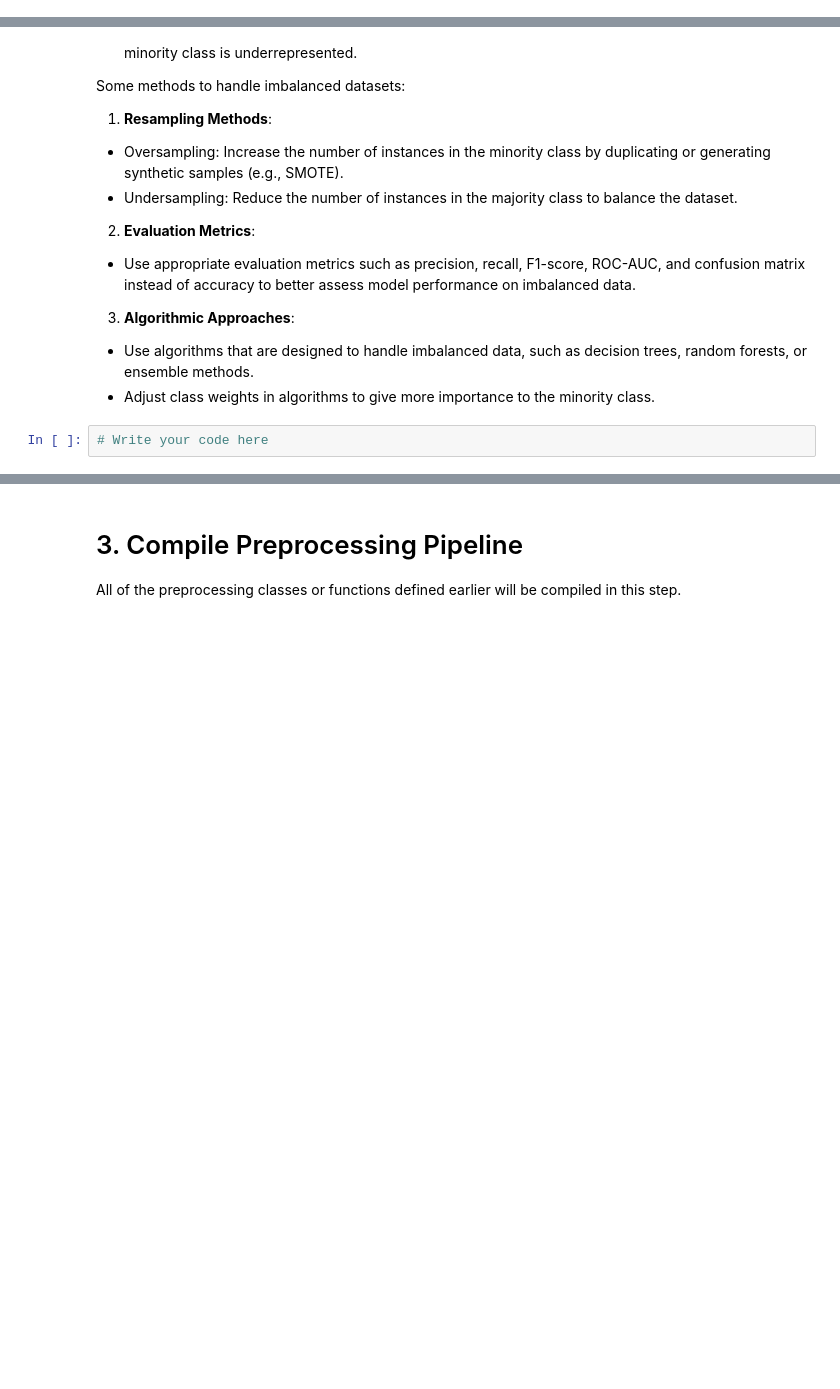
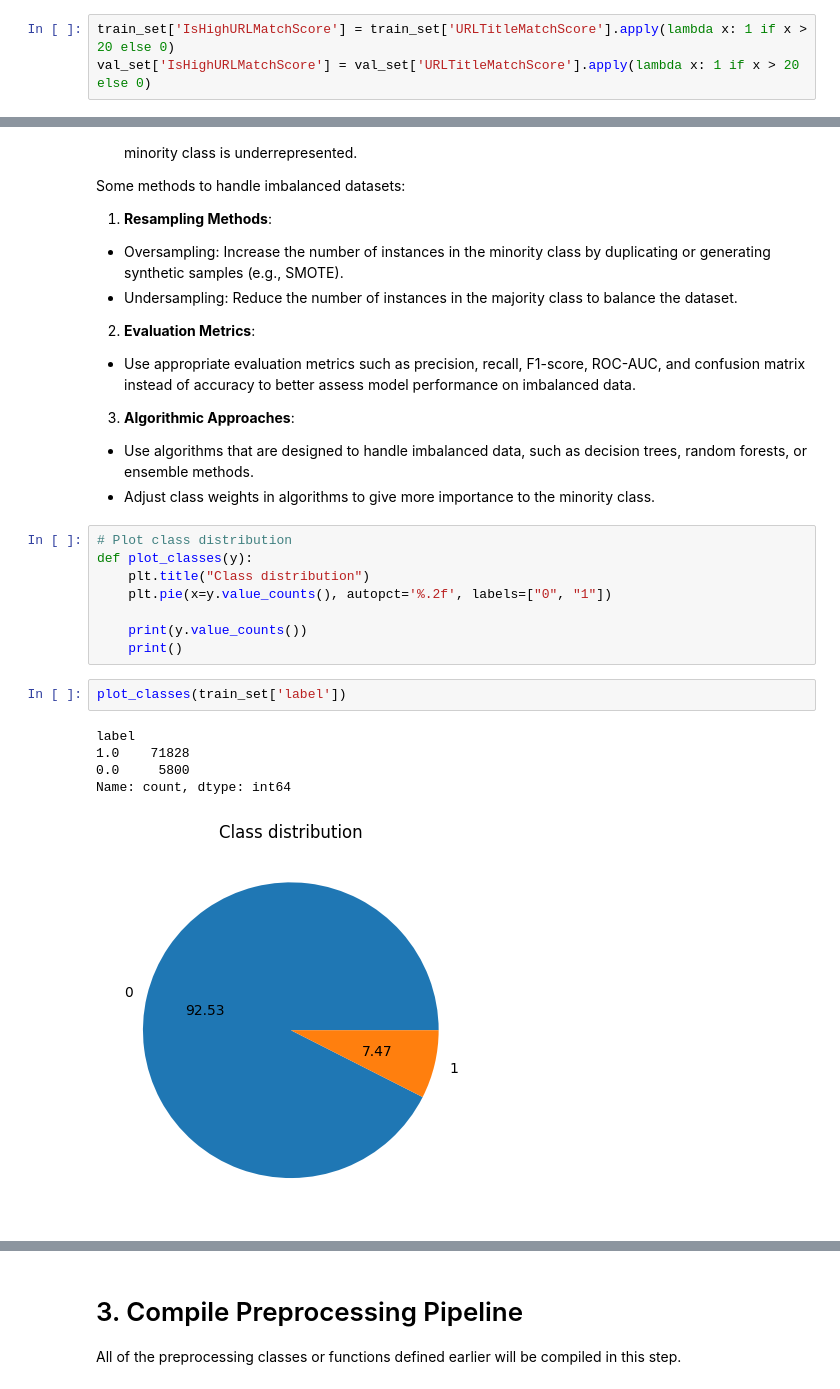
Before and after one commit to rickywijayaaa/Tubes2DAI, a Jupyter notebook: IF3070_DAI___Tugas_Besar_2_Notebook_Template.ipynb, the cells around one changed output, grey strips where cells are left out. Saved outputs shown, nothing was run; the diff lists cells and outputs as text; blank space fills up the shorter version.

```diff
--- a/IF3070_DAI___Tugas_Besar_2_Notebook_Template.ipynb
+++ b/IF3070_DAI___Tugas_Besar_2_Notebook_Template.ipynb
@@ -536,3 +569,6 @@ Feature engineering is both a creative and iterative process. It requires a deep
+# %%
+train_set['IsHighURLMatchScore'] = train_set['URLTitleMatchScore'].apply(lambda x: 1 if x > 20 else 0)
+val_set['IsHighURLMatchScore'] = val_set['URLTitleMatchScore'].apply(lambda x: 1 if x > 20 else 0)
 # %% [markdown]
 ## B. Data Preprocessing
 
@@ -685,5 +751,19 @@ Some methods to handle imbalanced datasets:
 
  - Use algorithms that are designed to handle imbalanced data, such as decision trees, random forests, or ensemble methods.
  - Adjust class weights in algorithms to give more importance to the minority class.
-# %%
-# Write your code here
+# %%
+# Plot class distribution
+def plot_classes(y):
+    plt.title("Class distribution")
+    plt.pie(x=y.value_counts(), autopct='%.2f', labels=["0", "1"])
+
+    print(y.value_counts())
+    print()
+# %%
+plot_classes(train_set['label'])
+# %% [output]
+label
+1.0    71828
+0.0     5800
+Name: count, dtype: int64
+[figure, added]
```
Also changed, not shown: parts of 28 cells of this notebook.
